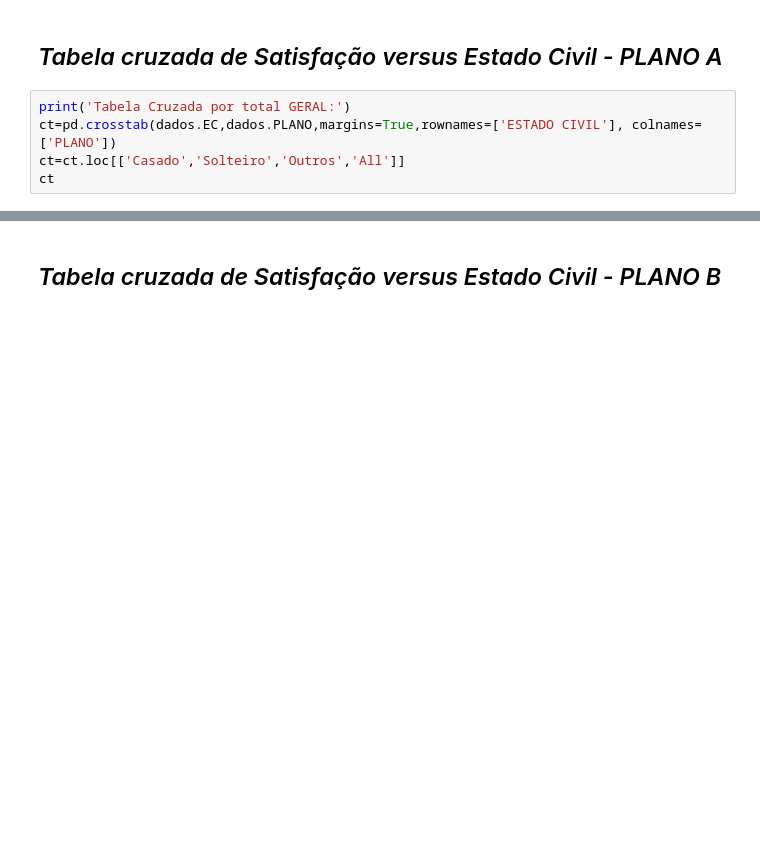
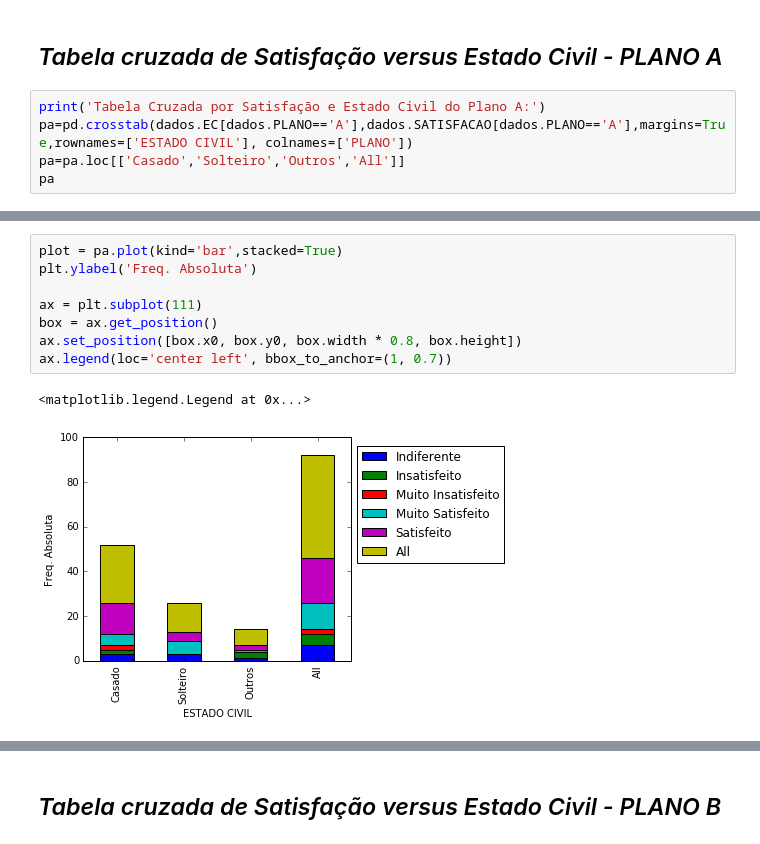
Before and after one commit to brunodratcu/CD1S17, a Jupyter notebook: Aula2/Aula02 Análise Exploratoria Variáveis Qualitativas.ipynb, the cells around one changed output, grey strips where cells are left out. Cells and saved outputs as stored; diff of their text form; blank space fills up the shorter version.

```diff
--- a/Aula2/Aula02 Análise Exploratoria Variáveis Qualitativas.ipynb
+++ b/Aula2/Aula02 Análise Exploratoria Variáveis Qualitativas.ipynb
@@ -344,7 +344,7 @@ Faça interpretações dos gráficos/tabelas que serão feitos a seguir por voc
 # %% [markdown]
 ## *Tabela cruzada de Satisfação versus Estado Civil - PLANO A*
 # %%
-print('Tabela Cruzada por total GERAL:')
-ct=pd.crosstab(dados.EC,dados.PLANO,margins=True,rownames=['ESTADO CIVIL'], colnames=['PLANO'])
-ct=ct.loc[['Casado','Solteiro','Outros','All']]
-ct
+print('Tabela Cruzada por Satisfação e Estado Civil do Plano A:')
+pa=pd.crosstab(dados.EC[dados.PLANO=='A'],dados.SATISFACAO[dados.PLANO=='A'],margins=True,rownames=['ESTADO CIVIL'], colnames=['PLANO'])
+pa=pa.loc[['Casado','Solteiro','Outros','All']]
+pa
@@ -350,0 +359,11 @@ ct
+# %%
+plot = pa.plot(kind='bar',stacked=True)
+plt.ylabel('Freq. Absoluta')
+
+ax = plt.subplot(111)
+box = ax.get_position()
+ax.set_position([box.x0, box.y0, box.width * 0.8, box.height])
+ax.legend(loc='center left', bbox_to_anchor=(1, 0.7))
+# %% [output]
+<matplotlib.legend.Legend at 0x...>
+[figure, added]
```
Also changed, not shown: parts of 9 cells of this notebook.
